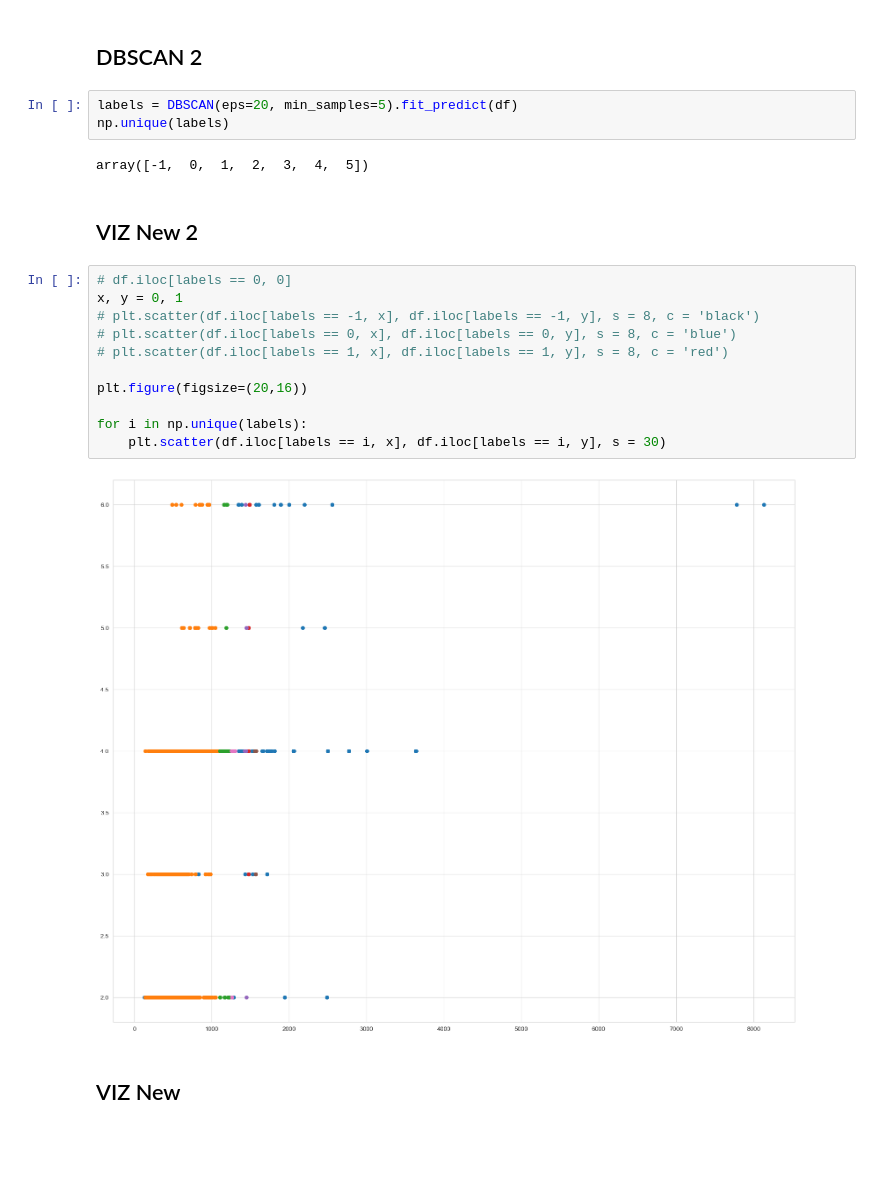
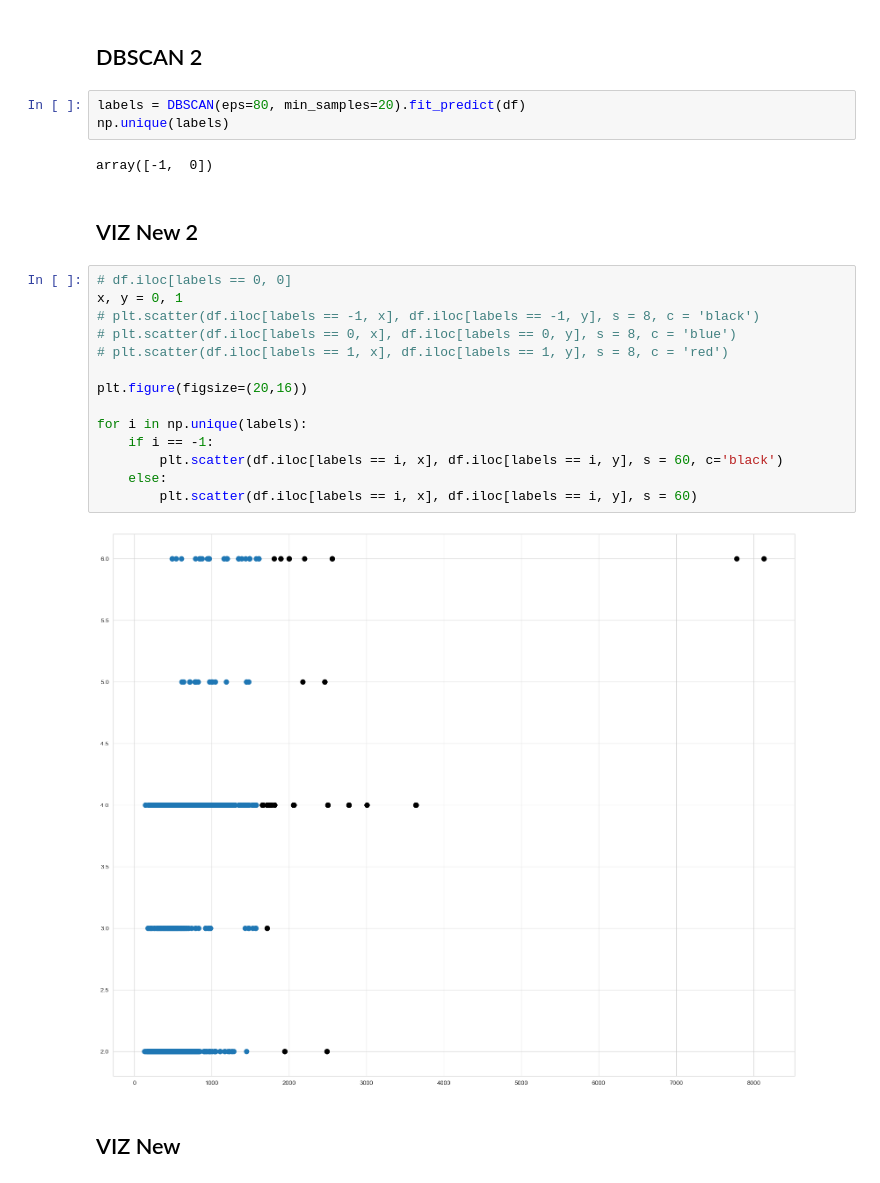
Before and after one commit to fadykittan/airbnb-roi-predictor, a Jupyter notebook: cluster-data.ipynb, the cells around one changed output. Saved outputs shown, nothing was run; the diff lists cells and outputs as text; blank space fills up the shorter version.

```diff
--- a/cluster-data.ipynb
+++ b/cluster-data.ipynb
@@ -90,25 +90,28 @@ array([-1,  0,  1])
 # %% [markdown]
 ## DBSCAN 2
 # %%
-labels = DBSCAN(eps=20, min_samples=5).fit_predict(df)
+labels = DBSCAN(eps=80, min_samples=20).fit_predict(df)
 np.unique(labels)
 # %% [output]
-array([-1,  0,  1,  2,  3,  4,  5])
+array([-1,  0])
 # %% [markdown]
 ## VIZ New 2
 # %%
 # df.iloc[labels == 0, 0]
 x, y = 0, 1
 # plt.scatter(df.iloc[labels == -1, x], df.iloc[labels == -1, y], s = 8, c = 'black')
 # plt.scatter(df.iloc[labels == 0, x], df.iloc[labels == 0, y], s = 8, c = 'blue')
 # plt.scatter(df.iloc[labels == 1, x], df.iloc[labels == 1, y], s = 8, c = 'red')
 
 plt.figure(figsize=(20,16))
 
 for i in np.unique(labels):
-    plt.scatter(df.iloc[labels == i, x], df.iloc[labels == i, y], s = 30)
+    if i == -1:
+        plt.scatter(df.iloc[labels == i, x], df.iloc[labels == i, y], s = 60, c='black')
+    else:
+        plt.scatter(df.iloc[labels == i, x], df.iloc[labels == i, y], s = 60)
 # %% [output]
-[figure, old version]
+[figure, new version]
 # %% [markdown]
 ## VIZ New
 # %%
```
